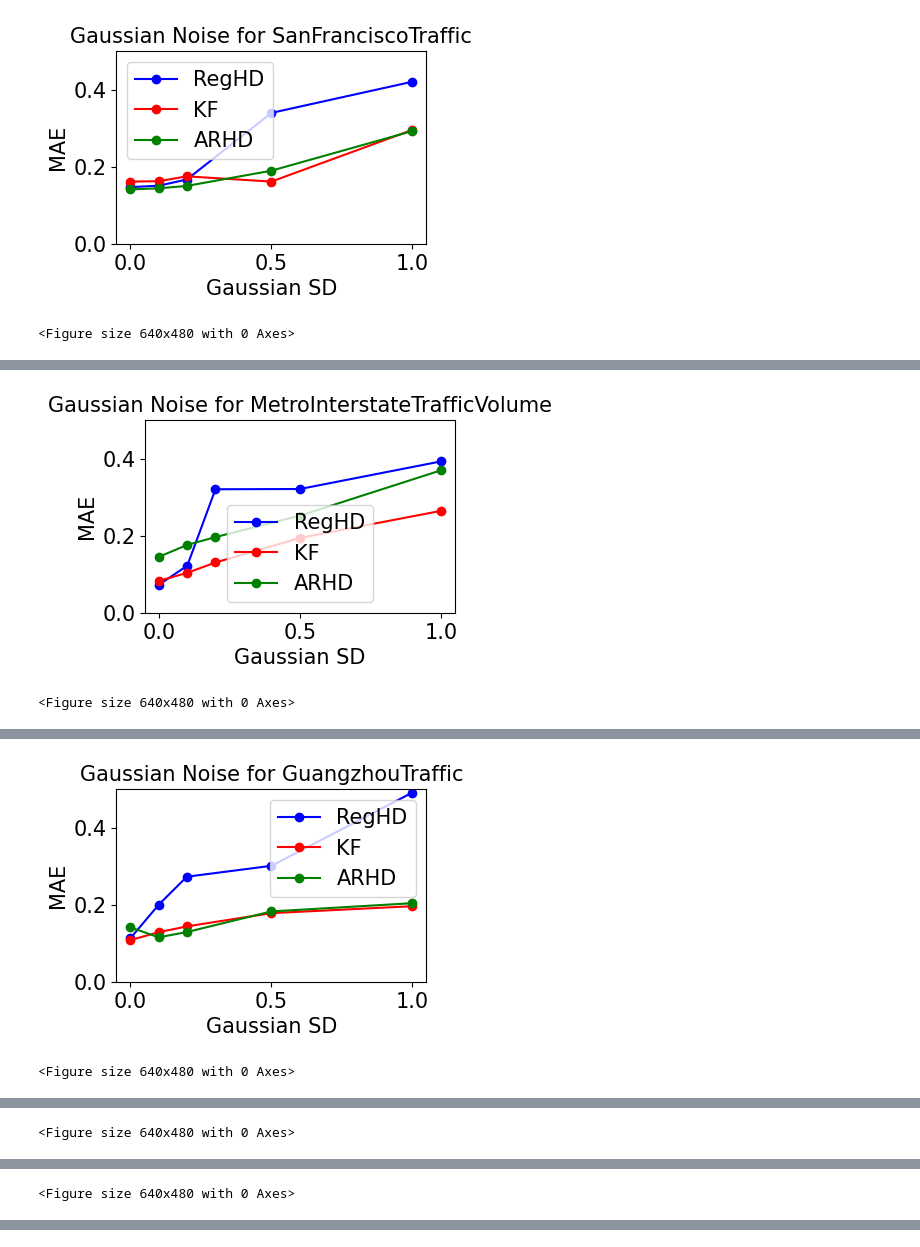
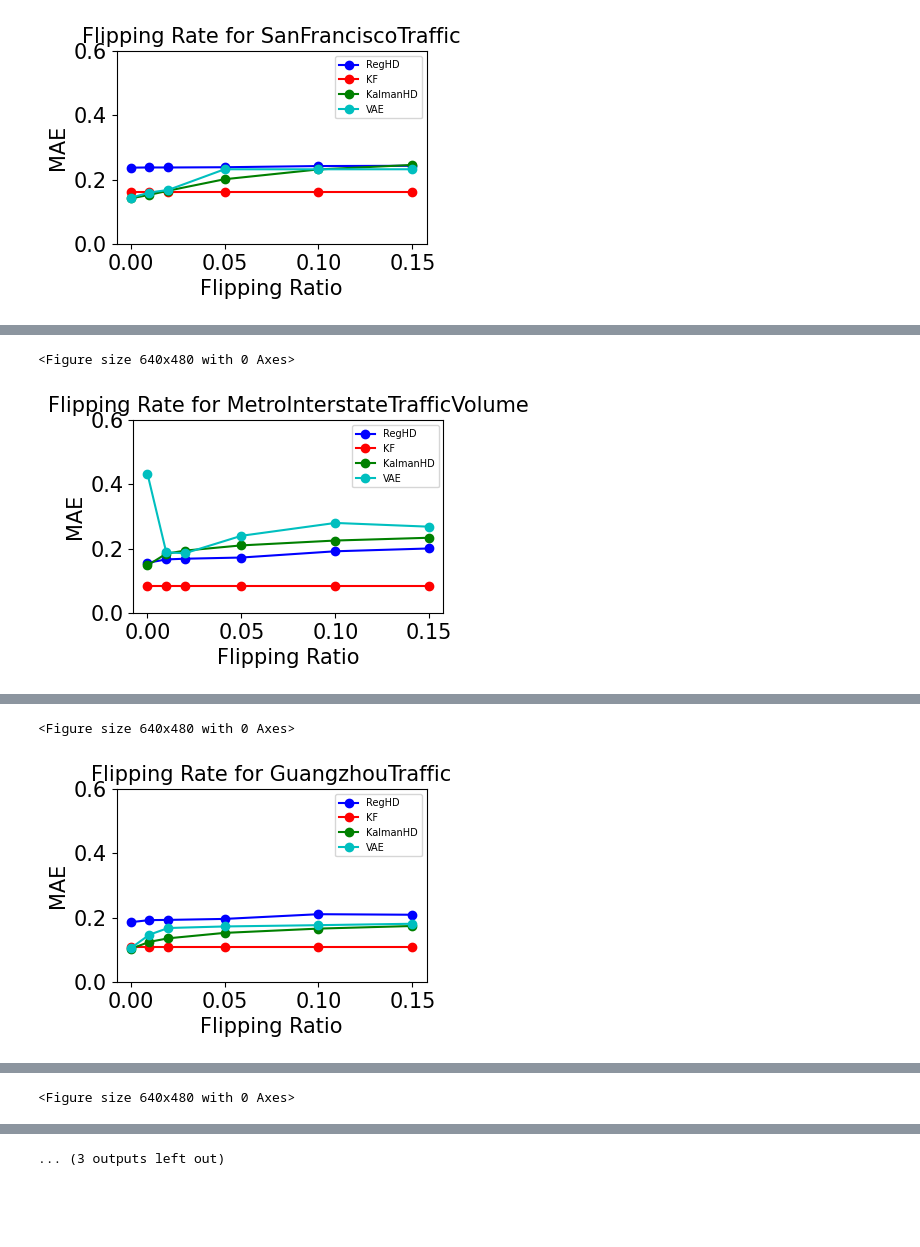
Before and after one commit to DarthIV02/KalmanHD, a Jupyter notebook: plot.ipynb, the cells around one changed output, grey strips where cells are left out. Saved outputs shown, nothing was run; the diff lists cells and outputs as text; code cells hidden in the pictures; blank space fills up the shorter version.

```diff
--- a/plot.ipynb
+++ b/plot.ipynb
@@ -20,4 +20,5 @@ csv
 # %%
-original = csv[(csv['Model'] == 'KalmanFilter') & (csv['NoiseType'] == 'None')]
+original = csv[(csv['Model'] == 'ARHD') & (csv['NoiseType'] == 'None')]
+print(len(original))
 original
 # %% [output]
@@ -67,8 +110,7 @@ for dataset in datasets:
         learning_rate=0.01
         hd_representation=1
 
-    original = csv[(csv['Model'] == 'ARHD') & (csv['NoiseType'] == 'None') & (csv['Lr'] == learning_rate) & (csv['hd_bites'] == hd_representation)]
-
+    original = csv[(csv['Model'] == 'ARHD') & (csv['NoiseType'] == 'None') & (csv['Lr'] == learning_rate) & (csv['hd_bites'] == hd_representation) & (csv['TimeSeries Dataset'] == dataset)]
     original_ARHD[dataset] = original.iloc[0]['MAE']
 
 original_ARHD
@@ -80,0 +146,12 @@ original_ARHD
+# %%
+datasets = ['SanFranciscoTraffic','MetroInterstateTrafficVolume', 'GuangzhouTraffic', 'EnergyConsumptionFraunhofer', 'ElectricityLoadDiagrams']
+
+original_DNN = {}
+
+for dataset in datasets:
+
+    original = csv[(csv['Model'] == 'ARHD') & (csv['NoiseType'] == 'None') & (csv['Lr'] == learning_rate) & (csv['hd_bites'] == hd_representation) & (csv['TimeSeries Dataset'] == dataset)]
+    print(len(original))
+    original_DNN[dataset] = original.iloc[0]['MAE']
+
+original_DNN
@@ -81,19 +591,25 @@ original_ARHD
 # %%
+# Flipping bits plots
+
 import matplotlib.pyplot as plt
 
 datasets = ['SanFranciscoTraffic','MetroInterstateTrafficVolume', 'GuangzhouTraffic', 'EnergyConsumptionFraunhofer', 'ElectricityLoadDiagrams']
 
-missing_df = csv[(csv['NoiseType'] == 'Gaussian')]
+missing_df = csv[(csv['NoiseType'] == 'Flipping')]
 
 for dataset in datasets:
 
     ac_RegHD = [original_regHD[dataset]]
 
-    RegHD = missing_df[(missing_df['Model'] == 'RegHD') & (missing_df['TimeSeries Dataset'] == dataset)]
+    RegHD = missing_df[(missing_df['Model'] == 'RegHD') & (csv['NoiseVol'] != 0) & (missing_df['TimeSeries Dataset'] == dataset)]
+
+    print(RegHD)
 
     for i in range(len(RegHD)):
         row = RegHD.iloc[i]
         ac_RegHD.append(row['MAE'])
+
+    print(ac_RegHD)
 
     ac_KalmanFilter = [original_KF[dataset]]
 
@@ -105,33 +621,52 @@ for dataset in datasets:
 
     ac_ARHD = [original_ARHD[dataset]]
 
-    ARHD = missing_df[(missing_df['Model'] == 'ARHD') & (missing_df['TimeSeries Dataset'] == dataset)]
+    ARHD = missing_df[(missing_df['Model'] == 'KalmanHD') & (missing_df['TimeSeries Dataset'] == dataset)]
 
     for i in range(len(ARHD)):
         row = ARHD.iloc[i]
         ac_ARHD.append(row['MAE'])
 
+    ac_VAE = [original_VAE[dataset]]
+
+    VAE = missing_df[(missing_df['Model'] == 'VAE') & (missing_df['TimeSeries Dataset'] == dataset)]
+
+    for i in range(len(VAE)):
+        row = VAE.iloc[i]
+        ac_VAE.append(row['MAE'])
+
+    ac_DNN = [original_DNN[dataset]]
+
+    DNN = missing_df[(missing_df['Model'] == 'DNN') & (missing_df['TimeSeries Dataset'] == dataset)]
+
+    for i in range(len(DNN)):
+        row = DNN.iloc[i]
+        ac_DNN.append(row['MAE'])
+
     fig = plt.figure(figsize=(4,2.5))
     ax = fig.add_subplot(111)
 
-    labels = [0, 0.1, 0.2, 0.5, 1]
+    labels = [0, 0.01, 0.02, 0.05, 0.10, 0.15]
 
     plt.plot(labels, ac_RegHD, 'b-o', label=r"RegHD")
     plt.plot(labels, ac_KalmanFilter, 'r-o', label=r"KF")
-    plt.plot(labels, ac_ARHD, 'g-o', label=r"ARHD")
+    print(len(labels), len(ac_ARHD))
+    plt.plot(labels, ac_ARHD, 'g-o', label=r"KalmanHD")
+    plt.plot(labels, ac_VAE, 'c-o', label=r"VAE")
+    #plt.plot(labels, ac_DNN, 'm-o', label=r"DNN")
 
-    plt.legend(fontsize="15")
+    plt.legend(fontsize="7")
 
     ax.xaxis.set_tick_params(labelsize=15)
     ax.yaxis.set_tick_params(labelsize=15)
-    ax.set_xlabel(r'Gaussian SD', size=15)
+    ax.set_xlabel(r'Flipping Ratio', size=15)
     ax.set_ylabel('MAE', size=15)
 
-    plt.ylim([0, 0.5])
+    plt.ylim([0, 0.6])
 
-    plt.title(f"Gaussian Noise for {dataset}", fontsize = 15)
+    plt.title(f"Flipping Rate for {dataset}", fontsize = 15)
 
-    plt.savefig(f"Results_Gaussian_{dataset}.png", bbox_inches="tight")
+    plt.savefig(f"Results_Flipping_{dataset}.png", bbox_inches="tight")
     plt.show()
     plt.clf()
 # %% [output]
@@ -138,2 +688 @@ for dataset in datasets:
-[figure, old version]
+[figure, new version]
-<Figure size 640x480 with 0 Axes>
@@ -140,2 +704,2 @@ for dataset in datasets:
+<Figure size 640x480 with 0 Axes>
-[figure, old version]
+[figure, new version]
-<Figure size 640x480 with 0 Axes>
@@ -142,2 +721,2 @@ for dataset in datasets:
+<Figure size 640x480 with 0 Axes>
-[figure, old version]
+[figure, new version]
-<Figure size 640x480 with 0 Axes>
@@ -143,0 +738 @@ for dataset in datasets:
+<Figure size 640x480 with 0 Axes>
@@ -145 +739,0 @@ for dataset in datasets:
-<Figure size 640x480 with 0 Axes>
@@ -147 +739,0 @@ for dataset in datasets:
-<Figure size 640x480 with 0 Axes>
@@ -147,0 +755 @@ for dataset in datasets:
+... (3 outputs left out)
```
Also changed, not shown: parts of 19 cells of this notebook, 10 other files.
